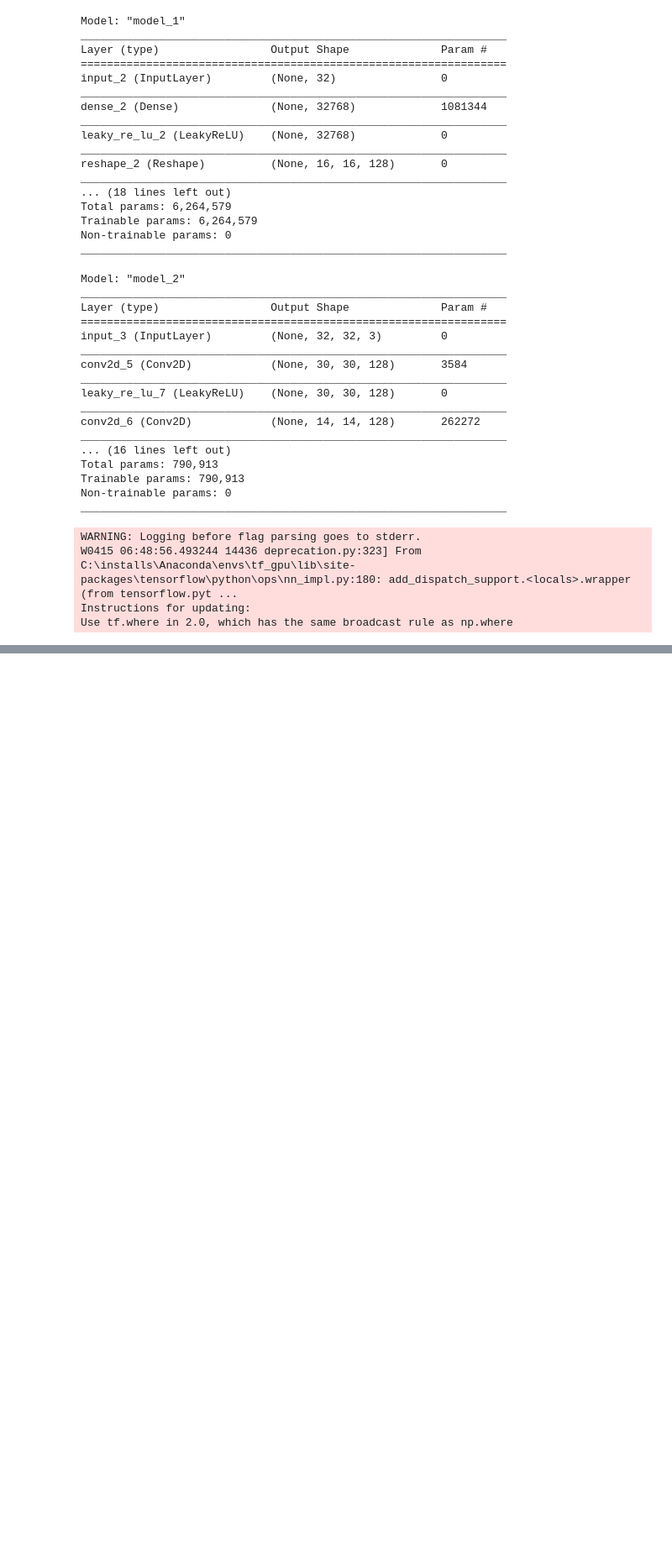
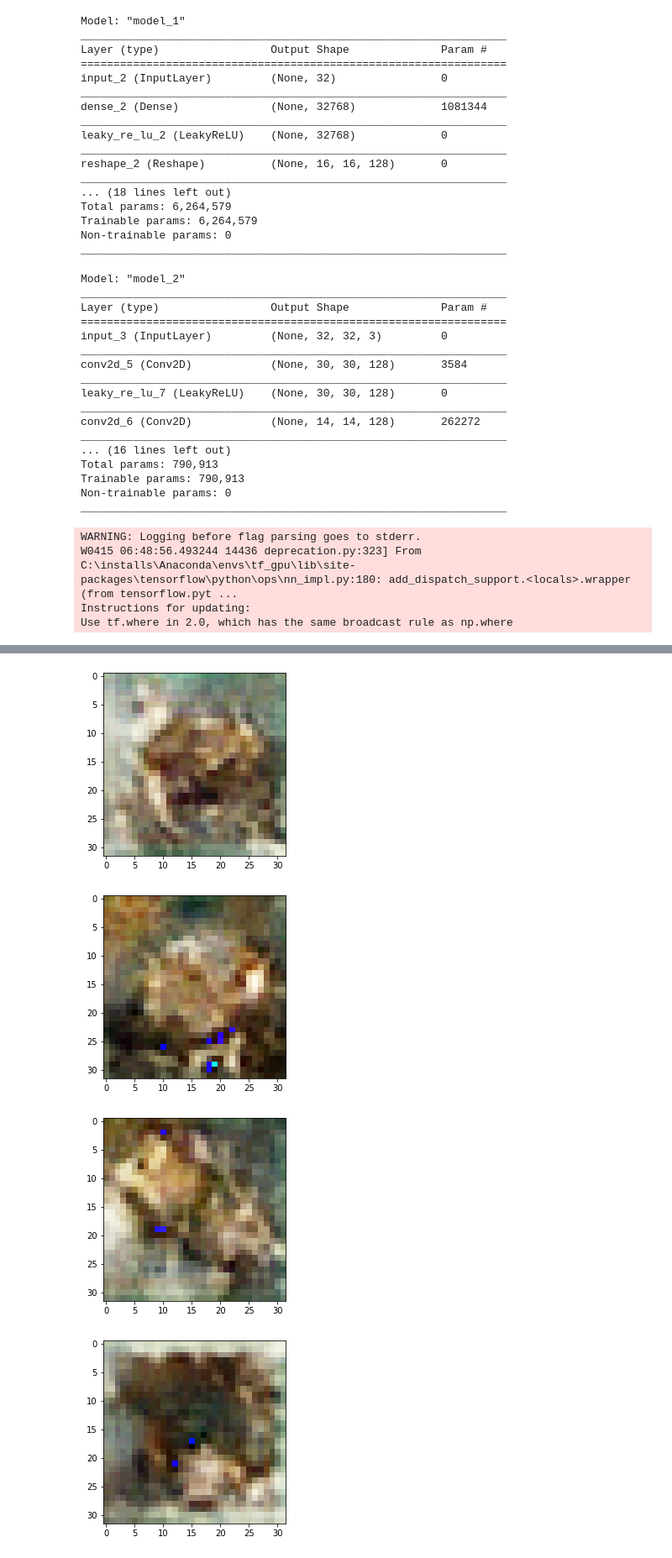
Before and after one commit to fanbyprinciple/Chollet-masterclass, a Jupyter notebook: ch8/gan/Untitled.ipynb, the cells around one changed output, grey strips where cells are left out. Shown at 84% size. Cells and saved outputs as stored; diff of their text form; code cells hidden in the pictures; blank space fills up the shorter version.

```diff
--- a/ch8/gan/Untitled.ipynb
+++ b/ch8/gan/Untitled.ipynb
@@ -225,17 +243,23 @@ adverserial loss  3700  :  0.7410455
 # %%
 import matplotlib.pyplot as plt
+from skimage.transform import rescale
 
 # sample random points on latent space
 random_latent_vectors = np.random.normal(size=(10,latent_dim))
 
 # decode them to fake images
 generated_images = generator.predict(random_latent_vectors)
 
 for i in range(generated_images.shape[0]):
     img = image.array_to_img(generated_images[i] * 255., scale=False)
     # rescaling
-    img = rescale(img, (image.shape[0] // 4, image.shape[1] //4), anti_aliasing=True)
+    #img = rescale(img, (image.shape[0] // 4, image.shape[1] //4), anti_aliasing=True)
     plt.figure()
     plt.imshow(img)
 
 plt.show()
+# %% [output]
+[figure, added]
+[figure, added]
+[figure, added]
+[figure, added]
```
Also changed, not shown: parts of 3 cells of this notebook, 3 other files.
